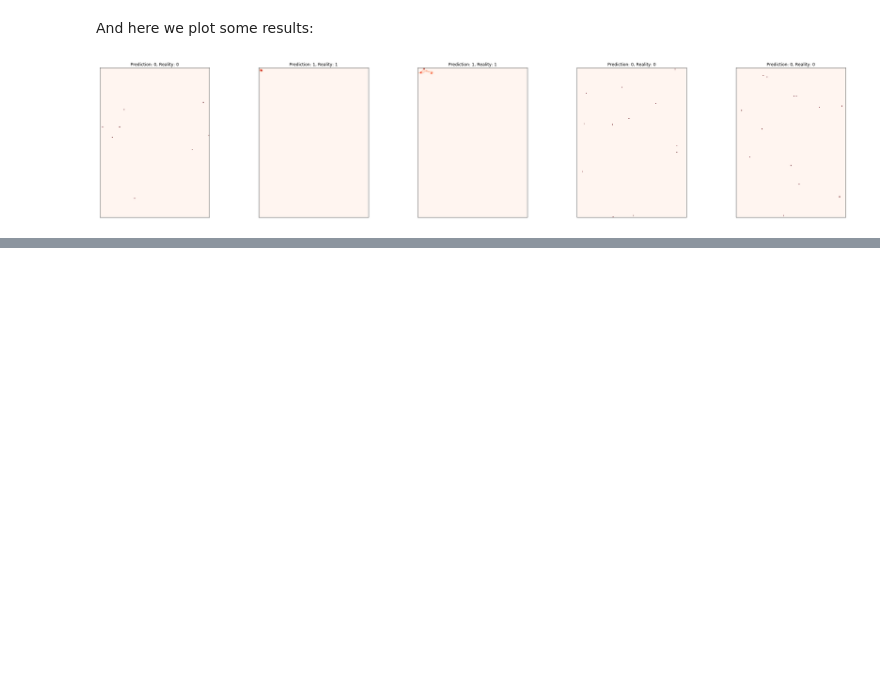
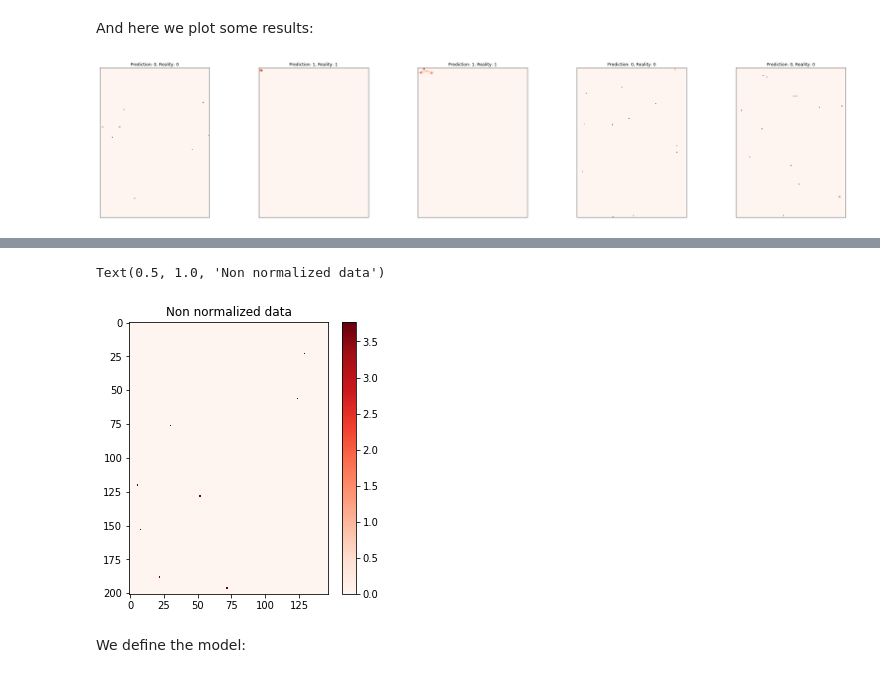
Before and after one commit to silmaglo/TFM, a Jupyter notebook: electrons_vs_noise/electron_vs_noise.ipynb, the cells around one changed output, grey strips where cells are left out. Saved outputs shown, nothing was run; the diff lists cells and outputs as text; code cells hidden in the pictures; blank space fills up the shorter version.

```diff
--- a/electrons_vs_noise/electron_vs_noise.ipynb
+++ b/electrons_vs_noise/electron_vs_noise.ipynb
@@ -146,0 +333,10 @@ plt.show()
+# %%
+plt.figure(figsize=(5,5))
+plt.imshow(X_train[0].reshape((X_train.shape[1], X_train.shape[2])), cmap='Reds')
+plt.colorbar()
+plt.title("Non normalized data")
+# %% [output]
+Text(0.5, 1.0, 'Non normalized data')
+[figure, added]
+# %% [markdown]
+We define the model:
```
Also changed, not shown: parts of 47 cells of this notebook.
